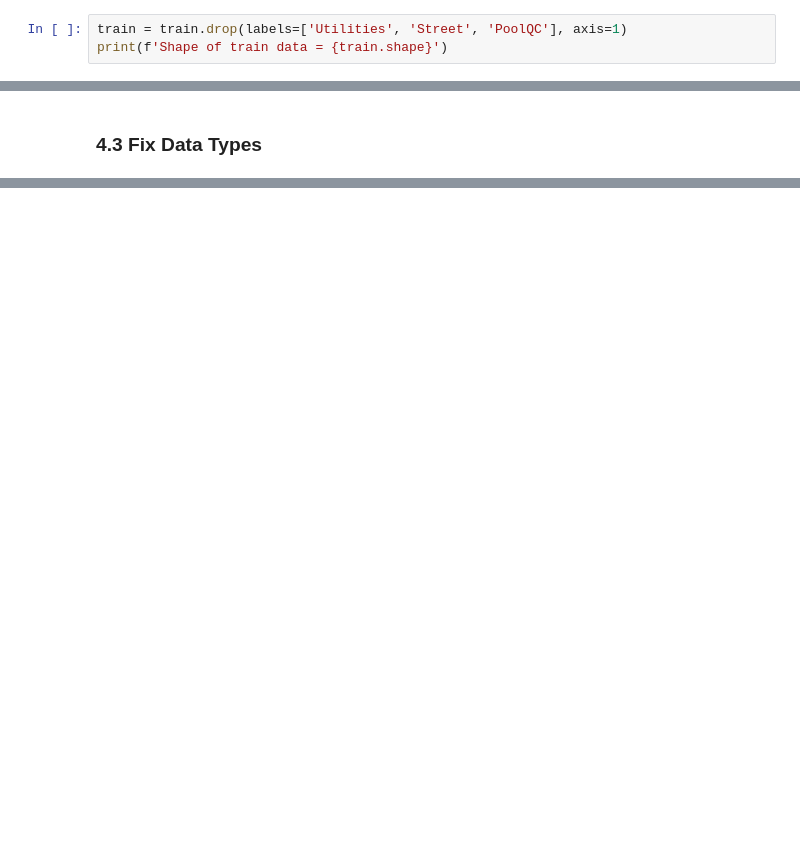
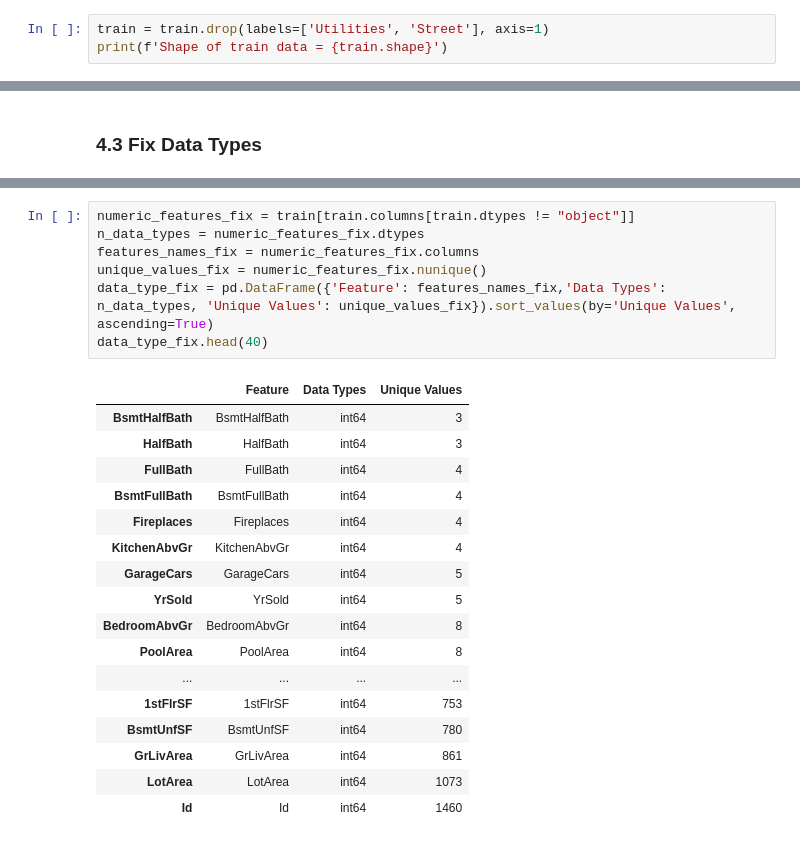
Before and after one commit to carlosfarfangalindoNL222/Steps_In_Depth_Machine_Learning, a Jupyter notebook: Steps_Machine_Learning_Model/2_EDA/2_Exploritary_Data_Analysis.ipynb, the cells around one changed output, grey strips where cells are left out. Saved outputs shown, nothing was run; the diff lists cells and outputs as text; blank space fills up the shorter version.

```diff
--- a/Steps_Machine_Learning_Model/2_EDA/2_Exploritary_Data_Analysis.ipynb
+++ b/Steps_Machine_Learning_Model/2_EDA/2_Exploritary_Data_Analysis.ipynb
@@ -283,6 +205,6 @@ Name: CentralAir, dtype: object
 # %% [markdown]
 * Delete Unusual Features by hand
 # %%
-train = train.drop(labels=['Utilities', 'Street', 'PoolQC'], axis=1)
+train = train.drop(labels=['Utilities', 'Street'], axis=1)
 print(f'Shape of train data = {train.shape}')
 # %% [output]
@@ -295,0 +221,25 @@ Shape of train data = (1460, 78)
+# %%
+numeric_features_fix = train[train.columns[train.dtypes != "object"]]
+n_data_types = numeric_features_fix.dtypes
+features_names_fix = numeric_features_fix.columns
+unique_values_fix = numeric_features_fix.nunique()
+data_type_fix = pd.DataFrame({'Feature': features_names_fix,'Data Types': n_data_types, 'Unique Values': unique_values_fix}).sort_values(by='Unique Values', ascending=True)
+data_type_fix.head(40)
+# %% [output]
+|  | Feature | Data Types | Unique Values |
+| BsmtHalfBath | BsmtHalfBath | int64 | 3 |
+| HalfBath | HalfBath | int64 | 3 |
+| FullBath | FullBath | int64 | 4 |
+| BsmtFullBath | BsmtFullBath | int64 | 4 |
+| Fireplaces | Fireplaces | int64 | 4 |
+| KitchenAbvGr | KitchenAbvGr | int64 | 4 |
+| GarageCars | GarageCars | int64 | 5 |
+| YrSold | YrSold | int64 | 5 |
+| BedroomAbvGr | BedroomAbvGr | int64 | 8 |
+| PoolArea | PoolArea | int64 | 8 |
+| ... | ... | ... | ... |
+| 1stFlrSF | 1stFlrSF | int64 | 753 |
+| BsmtUnfSF | BsmtUnfSF | int64 | 780 |
+| GrLivArea | GrLivArea | int64 | 861 |
+| LotArea | LotArea | int64 | 1073 |
+| Id | Id | int64 | 1460 |
```
Also changed, not shown: parts of 17 cells of this notebook.
